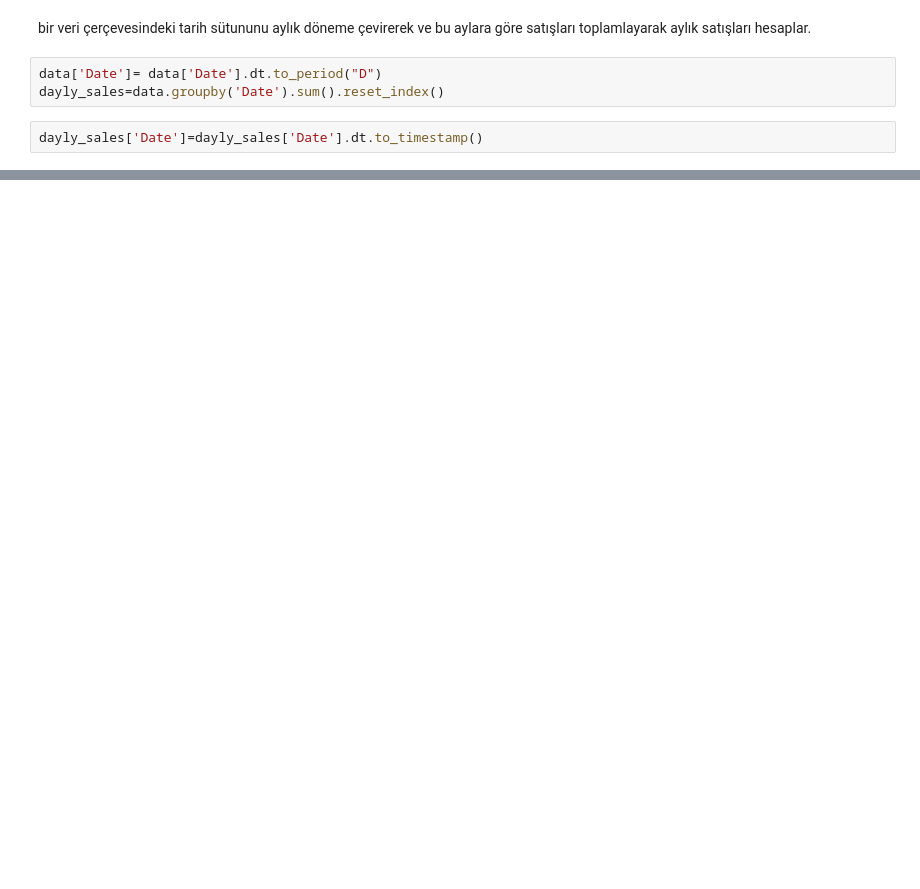
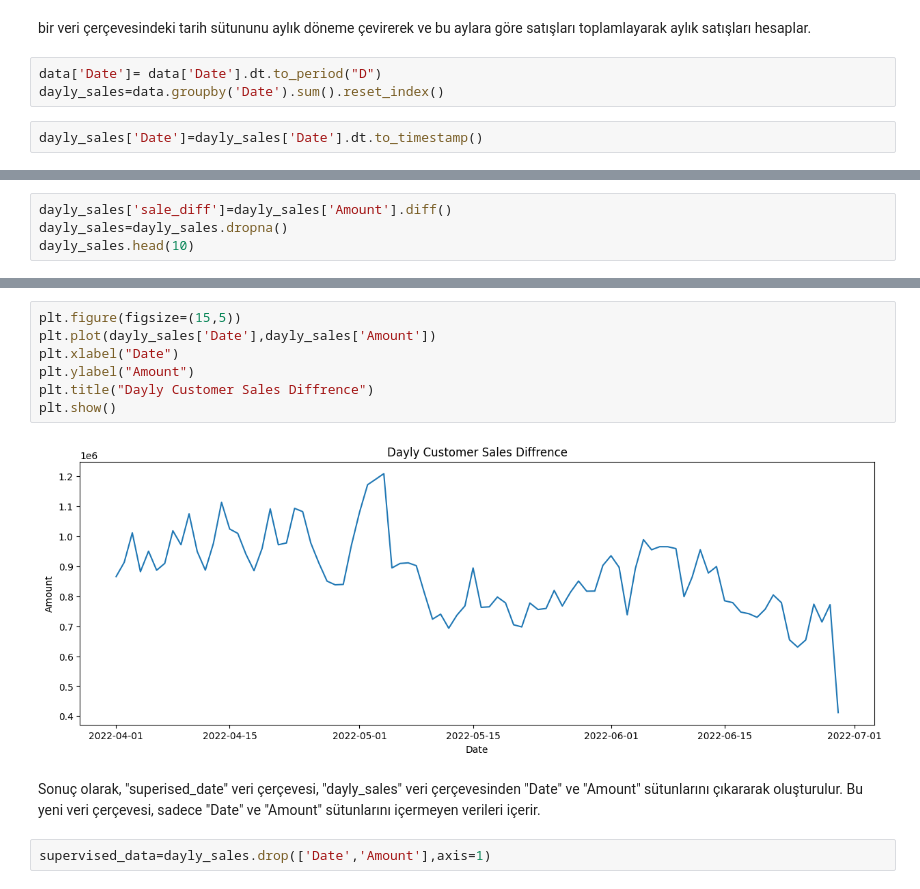
Before and after one commit to bfatmab/Sale_Forcasting_With_AI, a Jupyter notebook: Sale_Forcasting_Final_Project.ipynb, the cells around one changed output, grey strips where cells are left out. Drawn from its saved outputs; the diff is of its cells as text; blank space fills up the shorter version.

```diff
--- a/Sale_Forcasting_Final_Project.ipynb
+++ b/Sale_Forcasting_Final_Project.ipynb
@@ -93,3 +111,7 @@ dayly_sales.head(10)
  plt.show()
 # %% [output]
 [figure]
+# %%
+dayly_sales['sale_diff']=dayly_sales['Amount'].diff()
+dayly_sales=dayly_sales.dropna()
+dayly_sales.head(10)
@@ -95,0 +130,13 @@ dayly_sales.head(10)
+# %%
+plt.figure(figsize=(15,5))
+plt.plot(dayly_sales['Date'],dayly_sales['Amount'])
+plt.xlabel("Date")
+plt.ylabel("Amount")
+plt.title("Dayly Customer Sales Diffrence")
+plt.show()
+# %% [output]
+[figure, added]
+# %% [markdown]
+Sonuç olarak, "superised_date" veri çerçevesi, "dayly_sales" veri çerçevesinden "Date" ve "Amount" sütunlarını çıkararak oluşturulur. Bu yeni veri çerçevesi, sadece "Date" ve "Amount" sütunlarını içermeyen verileri içerir.
+# %%
+supervised_data=dayly_sales.drop(['Date','Amount'],axis=1)
```
Also changed, not shown: parts of 15 cells of this notebook.
